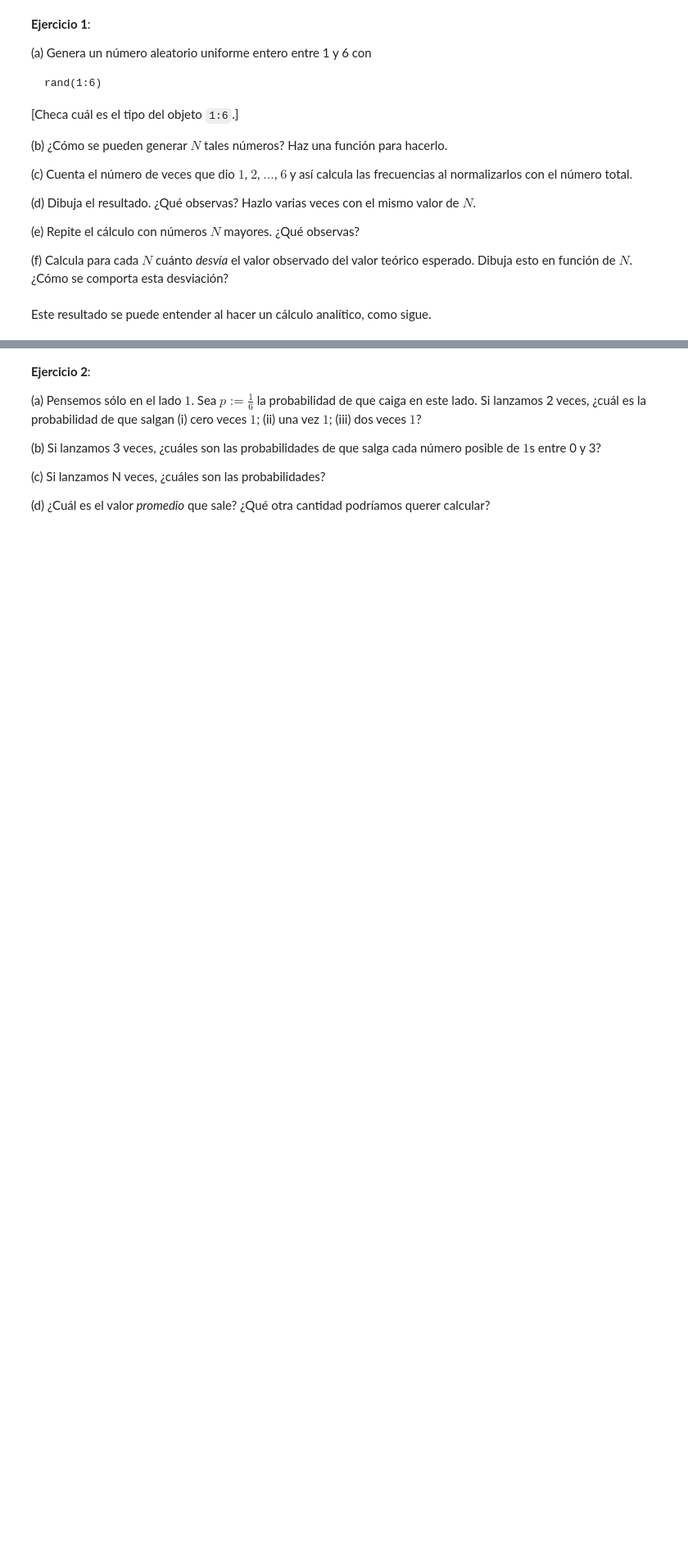
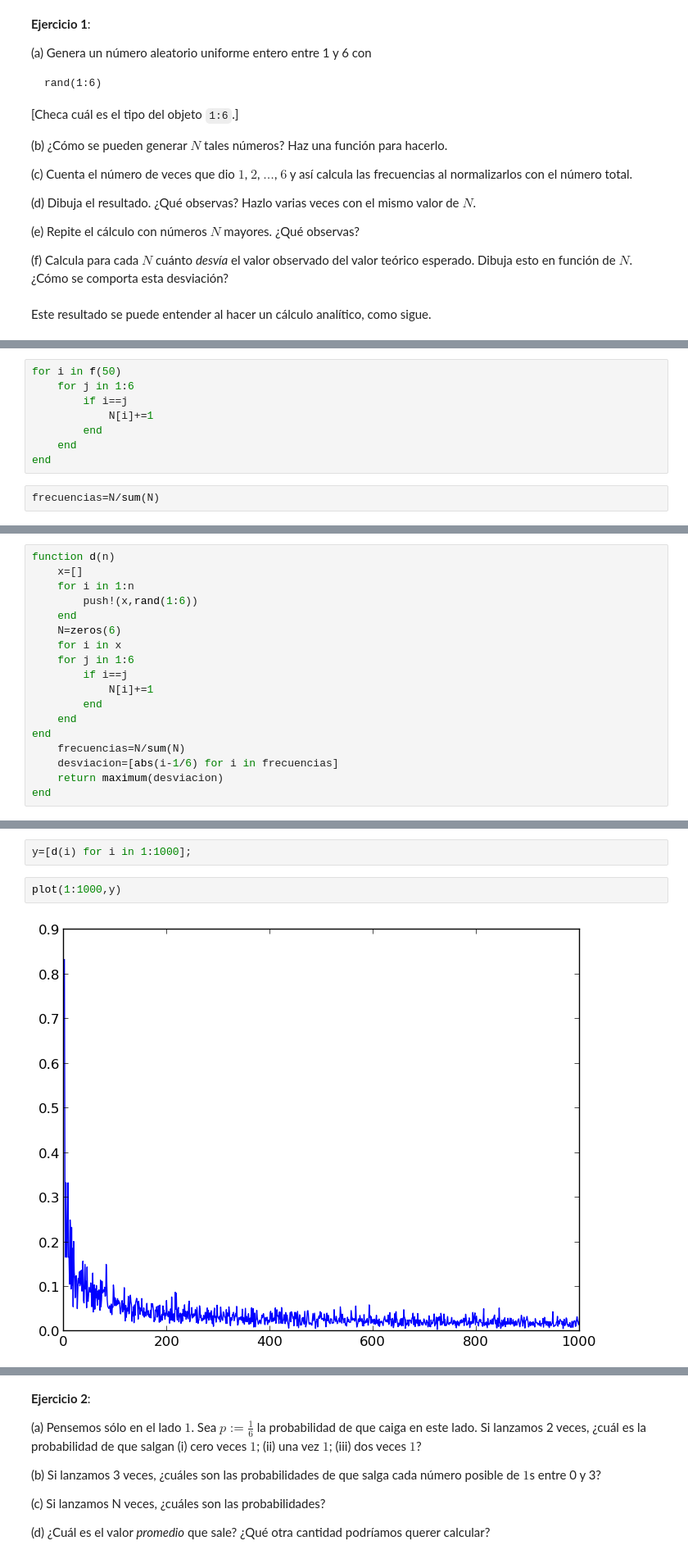
Before and after one commit to dpsanders/metodos-monte-carlo, a Jupyter notebook: notas/2. Distribuciones de probabilidad discretas.ipynb, the cells around one changed output, grey strips where cells are left out. Shown at 82% size. Cells and saved outputs as stored; diff of their text form; blank space fills up the shorter version.

```diff
--- a/notas/2. Distribuciones de probabilidad discretas.ipynb
+++ b/notas/2. Distribuciones de probabilidad discretas.ipynb
@@ -36,0 +57,10 @@ Este resultado se puede entender al hacer un cálculo analítico, como sigue.
+# %%
+for i in f(50)
+    for j in 1:6
+        if i==j
+            N[i]+=1
+        end
+    end
+end
+# %%
+frecuencias=N/sum(N)
@@ -36,0 +80,18 @@ Este resultado se puede entender al hacer un cálculo analítico, como sigue.
+# %%
+function d(n)
+    x=[]
+    for i in 1:n
+        push!(x,rand(1:6))
+    end
+    N=zeros(6)
+    for i in x
+    for j in 1:6
+        if i==j
+            N[i]+=1
+        end
+    end
+end
+    frecuencias=N/sum(N)
+    desviacion=[abs(i-1/6) for i in frecuencias]
+    return maximum(desviacion)
+end
@@ -36,0 +100,6 @@ Este resultado se puede entender al hacer un cálculo analítico, como sigue.
+# %%
+y=[d(i) for i in 1:1000];
+# %%
+plot(1:1000,y)
+# %% [output]
+[figure, added]
```
Also changed, not shown: parts of 13 cells of this notebook, 1 other file.
